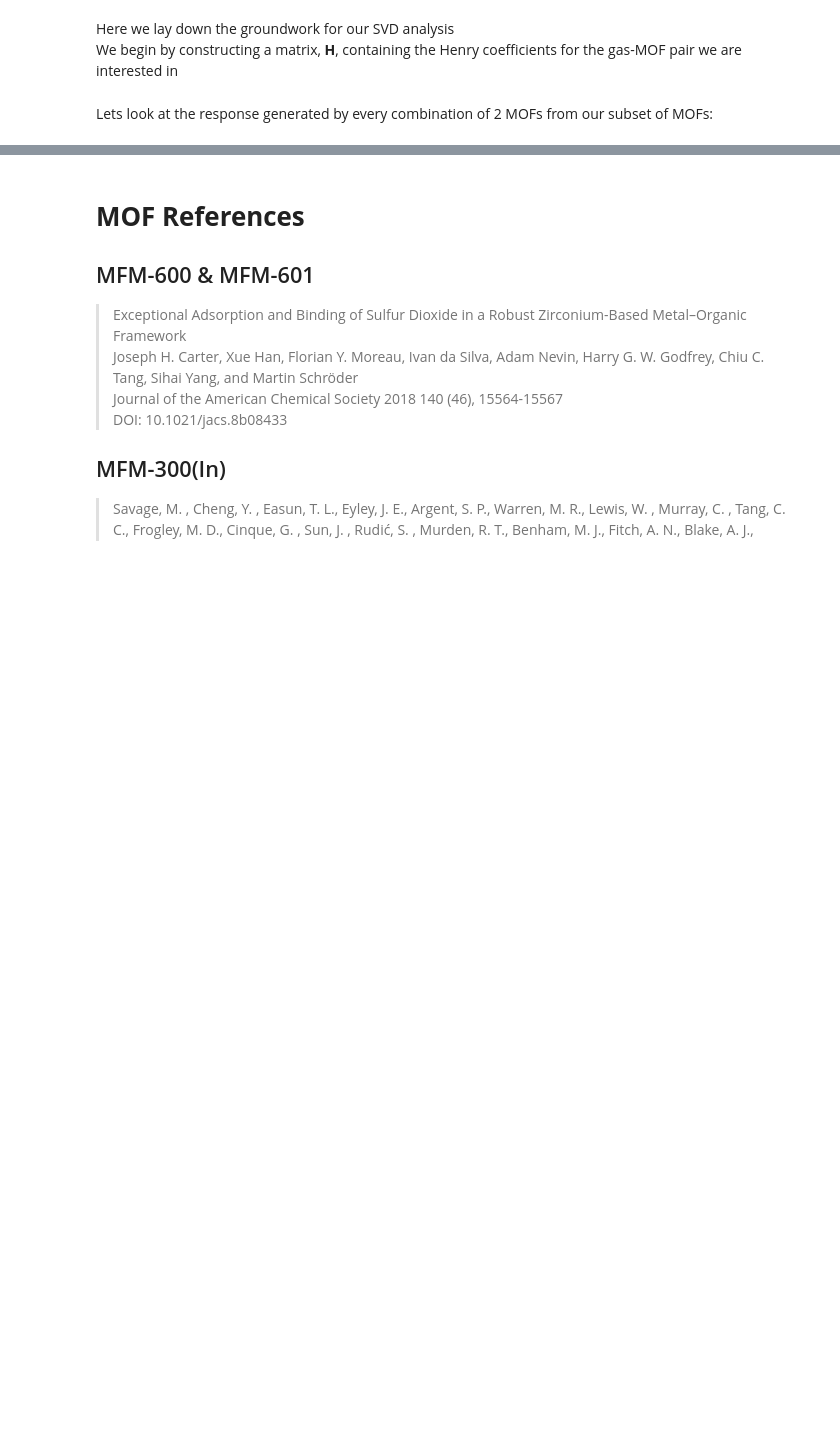
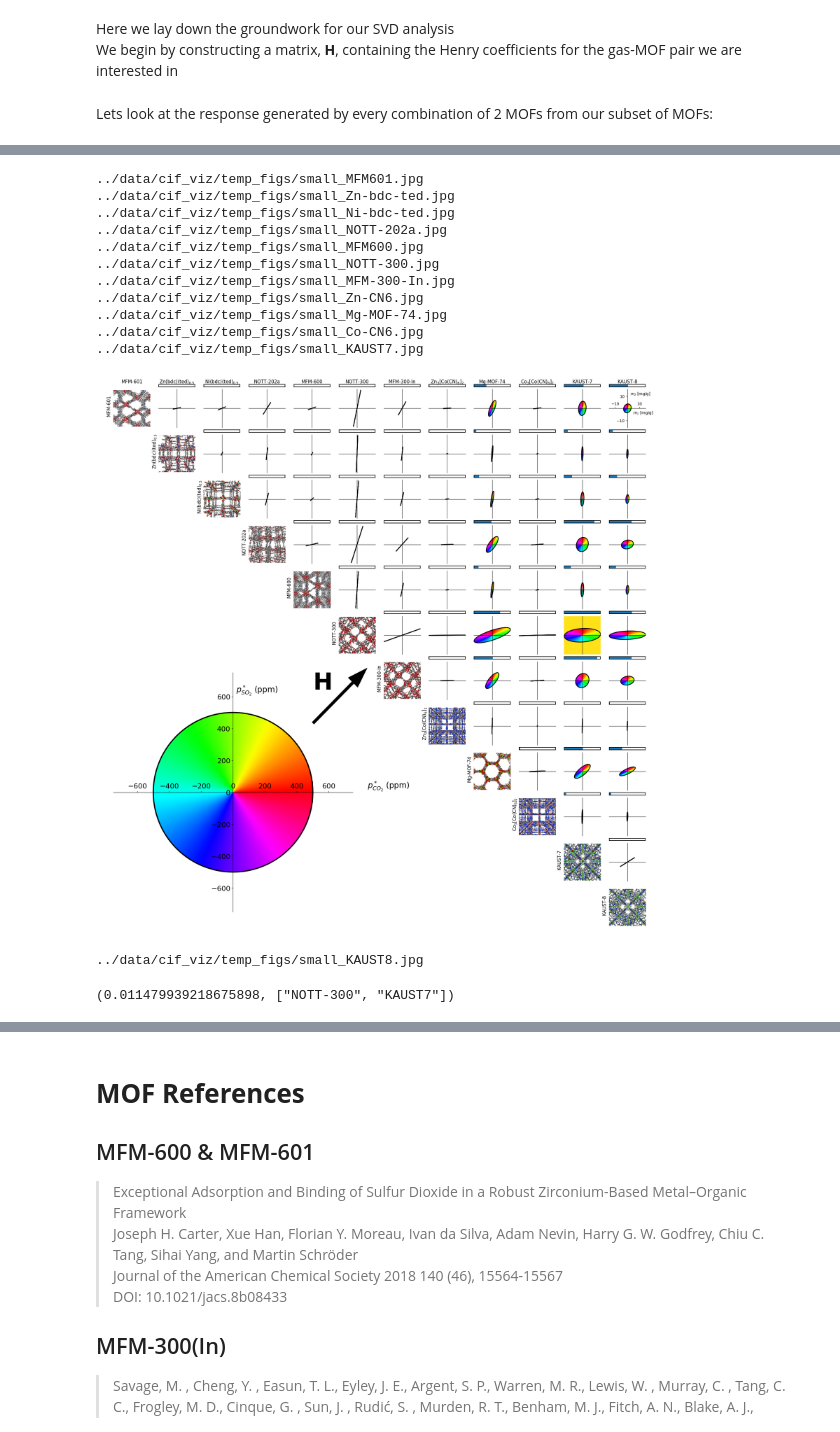
Before and after one commit to SimonEnsemble/sensor_arrays, a Jupyter notebook: src/Sensing.ipynb, the cells around one changed output, grey strips where cells are left out. Drawn from its saved outputs; the diff is of its cells as text; code cells hidden in the pictures; blank space fills up the shorter version.

```diff
--- a/src/Sensing.ipynb
+++ b/src/Sensing.ipynb
@@ -663,5 +862,20 @@ plot_all_responses (generic function with 3 methods)
 # %%
-(max_area1, best_pair1) = plot_all_responses(["CO2", "SO2"])
+(max_sigma2, best_pair) = plot_all_responses2(["CO2", "SO2"], :sigma2)
+# %% [output]
+../data/cif_viz/temp_figs/small_MFM601.jpg
+../data/cif_viz/temp_figs/small_Zn-bdc-ted.jpg
+../data/cif_viz/temp_figs/small_Ni-bdc-ted.jpg
+../data/cif_viz/temp_figs/small_NOTT-202a.jpg
+../data/cif_viz/temp_figs/small_MFM600.jpg
+../data/cif_viz/temp_figs/small_NOTT-300.jpg
+../data/cif_viz/temp_figs/small_MFM-300-In.jpg
+../data/cif_viz/temp_figs/small_Zn-CN6.jpg
+../data/cif_viz/temp_figs/small_Mg-MOF-74.jpg
+../data/cif_viz/temp_figs/small_Co-CN6.jpg
+../data/cif_viz/temp_figs/small_KAUST7.jpg
+[figure, added]
+../data/cif_viz/temp_figs/small_KAUST8.jpg
+(0.011479939218675898, ["NOTT-300", "KAUST7"])
 # %%
 function plot_3d_mapping(mofs::Array{Int64, 1}, gases::Array{<:AbstractString, 1})
     # We need two H matrices for the two MOF pairs
```
Also changed, not shown: parts of 22 cells of this notebook.
